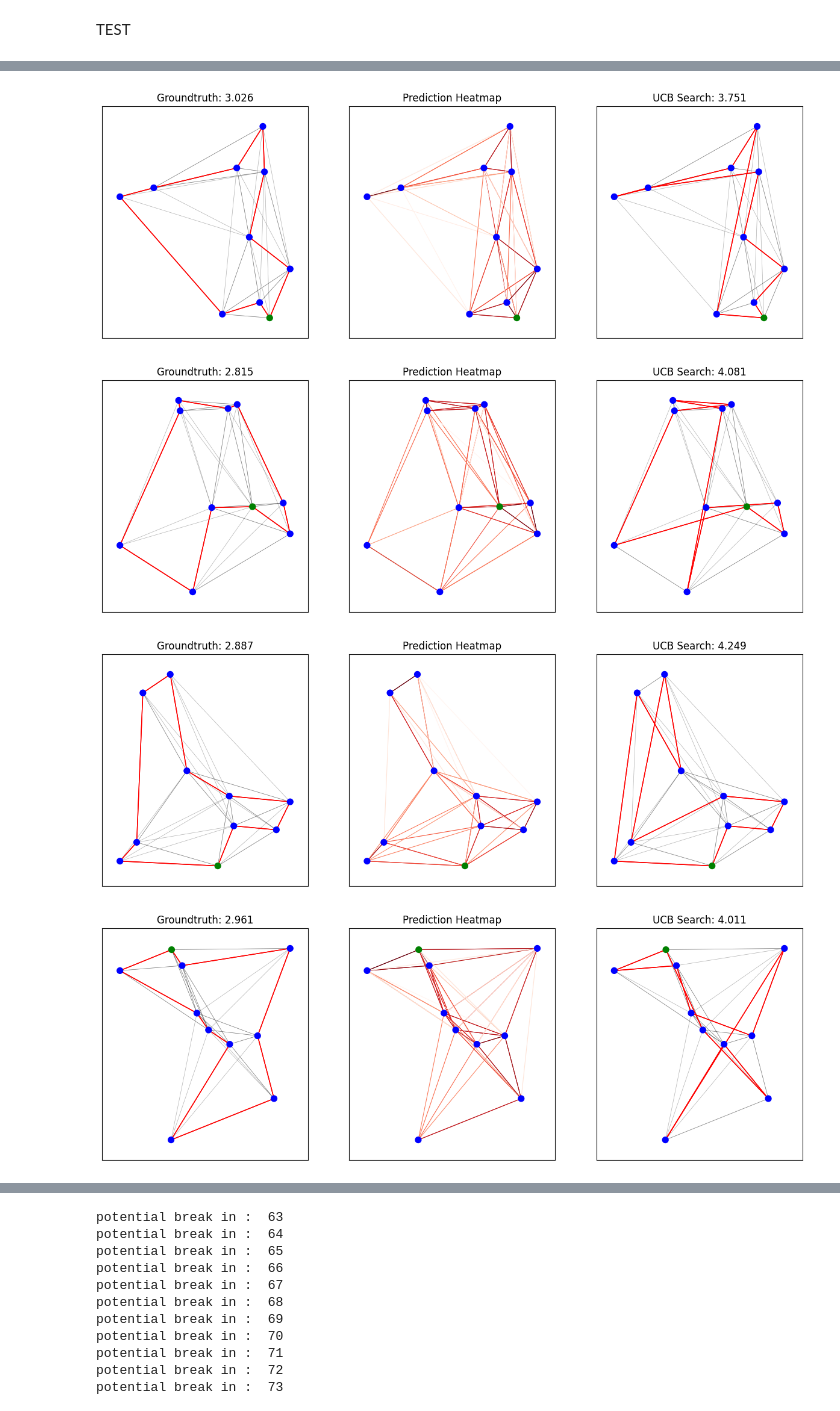
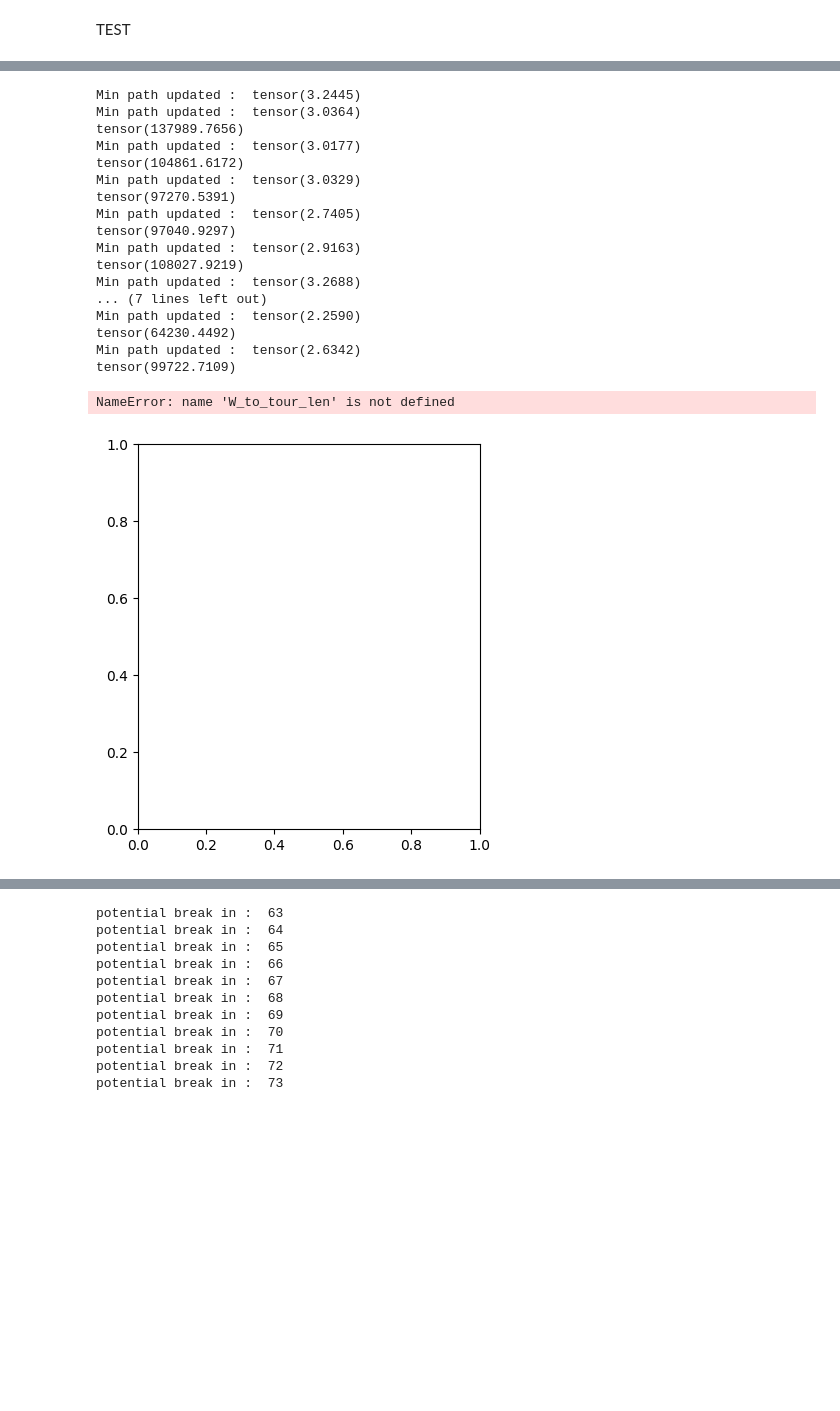
Before and after one commit to ElSacho/GNN-For-Salesman-Problem, a Jupyter notebook: run1_copy.ipynb, the cells around one changed output, grey strips where cells are left out. Cells and saved outputs as stored; diff of their text form; code cells hidden in the pictures; blank space fills up the shorter version.

```diff
--- a/run1_copy.ipynb
+++ b/run1_copy.ipynb
@@ -788,4 +788,6 @@ BS time: 44.55342483520508s
 BS* time: 253.9209339618683s
 # %% [markdown]
 TEST
+# %%
+net = torch.load("simple_net_model.pth")
 # %%
@@ -803,34 +823,52 @@ if notebook_mode==True:
     beam_size = config.beam_size
     test_filepath = config.test_filepath
     dataset = iter(GoogleTSPReader(num_nodes, num_neighbors, batch_size, test_filepath))
     batch = next(dataset)
 
     with torch.no_grad():
         # Convert batch to torch Variables
 
         edges_k_means = Variable(torch.LongTensor(batch.edges).type(dtypeFloat), requires_grad=False)
         edges_dist = Variable(torch.FloatTensor(batch.edges_values).type(dtypeFloat), requires_grad=False)
         x_nodes = Variable(torch.LongTensor(batch.nodes).type(dtypeFloat), requires_grad=False)
         nodes_coord = Variable(torch.FloatTensor(batch.nodes_coord).type(dtypeFloat), requires_grad=False)
         y_edges = Variable(torch.LongTensor(batch.edges_target).type(dtypeFloat), requires_grad=False)
         y_nodes = Variable(torch.LongTensor(batch.nodes_target).type(dtypeFloat), requires_grad=False)
 
         # Compute class weights (if uncomputed)
         if type(edge_cw) != torch.Tensor:
             edge_labels = y_edges.cpu().numpy().flatten()
             edge_cw = compute_class_weight("balanced", classes=np.unique(edge_labels), y=edge_labels)
 
         # Forward pass
         y_preds, loss = net.forward(nodes_coord, edges_dist, edges_k_means, y_edges, edge_cw)
 
         y_UCB = 1- F.softmax(y_preds, dim=-1)
 
         y_UCB = y_UCB[:, :, :, 0]
         TSP_UCB = UCBSearch_with_batch(y_UCB, edges_dist)
+        TSP_UCB2 = UCBSearch_with_batch_UCB2(y_UCB, edges_dist)
 
         plot_predictions_UCBsearch(nodes_coord, edges_k_means, edges_dist, y_edges, y_preds, TSP_UCB, num_plots=batch_size)
+        print("And UCB2")
+        plot_predictions_UCBsearch(nodes_coord, edges_k_means, edges_dist, y_edges, y_preds, TSP_UCB2, num_plots=batch_size)
 # %% [output]
+Min path updated :  tensor(3.2445)
+Min path updated :  tensor(3.0364)
+tensor(137989.7656)
+Min path updated :  tensor(3.0177)
+tensor(104861.6172)
+Min path updated :  tensor(3.0329)
+tensor(97270.5391)
+Min path updated :  tensor(2.7405)
+tensor(97040.9297)
+Min path updated :  tensor(2.9163)
+tensor(108027.9219)
+Min path updated :  tensor(3.2688)
+... (7 lines left out)
+Min path updated :  tensor(2.2590)
+tensor(64230.4492)
+Min path updated :  tensor(2.6342)
+tensor(99722.7109)
+NameError: name 'W_to_tour_len' is not defined
-[figure, old version]
+[figure, new version]
-[figure, removed]
-[figure, removed]
-[figure, removed]
```
Also changed, not shown: parts of 8 cells of this notebook, 2 other files.
